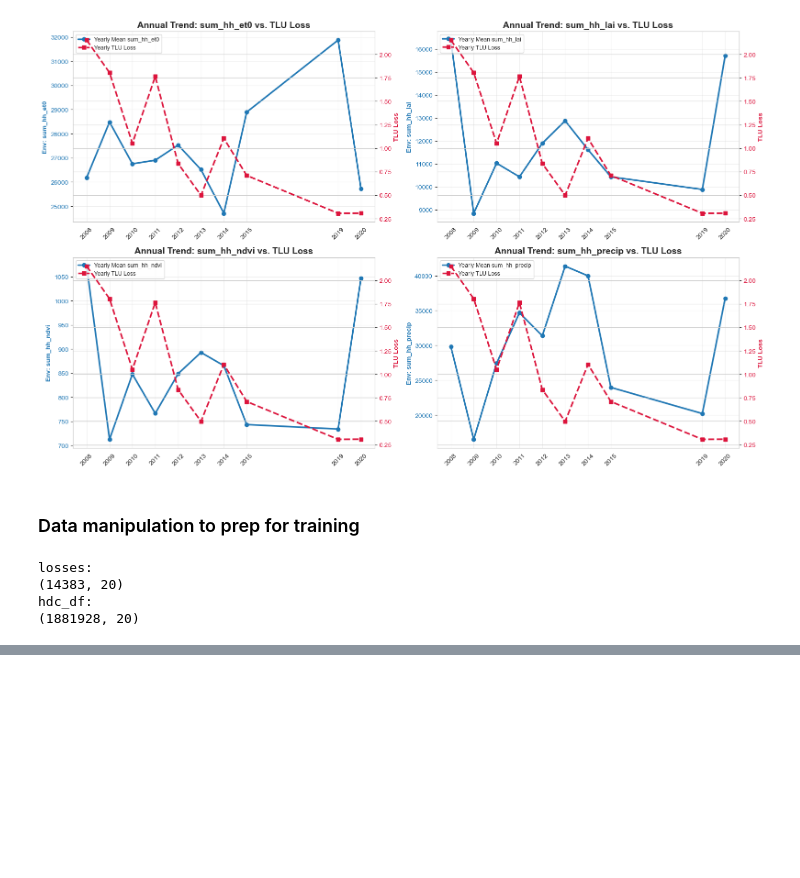
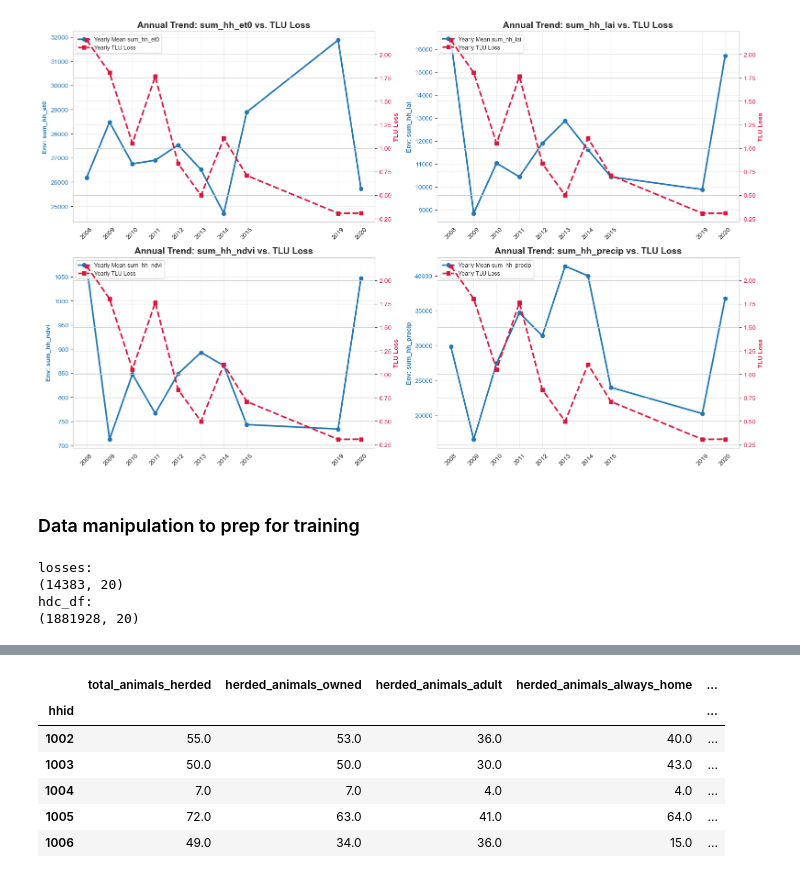
Before and after one commit to B3ND3R/livestock_mortality, a Jupyter notebook: notebooks/02_EDA_HDC.ipynb, the cells around one changed output, grey strips where cells are left out. Drawn from its saved outputs; the diff is of its cells as text; code cells hidden in the pictures; blank space fills up the shorter version.

```diff
--- a/notebooks/02_EDA_HDC.ipynb
+++ b/notebooks/02_EDA_HDC.ipynb
@@ -433,0 +499,11 @@ hdc_df:
+# %%
+stock_df_init.groupby('hhid')[['total_animals_herded','herded_animals_owned', 'herded_animals_adult', 'herded_animals_always_home','herded_animals_lactating']].sum().head()
+# Start with `total_animals_herded`, but have option to weight herds by adults or lactating
+# %% [output]
+|  | total_animals_herded | herded_animals_owned | herded_animals_adult | herded_animals_always_home | ... |
+| hhid |  |  |  |  | ... |
+| 1002 | 55.0 | 53.0 | 36.0 | 40.0 | ... |
+| 1003 | 50.0 | 50.0 | 30.0 | 43.0 | ... |
+| 1004 | 7.0 | 7.0 | 4.0 | 4.0 | ... |
+| 1005 | 72.0 | 63.0 | 41.0 | 64.0 | ... |
+| 1006 | 49.0 | 34.0 | 36.0 | 15.0 | ... |
```
Also changed, not shown: parts of 8 cells of this notebook.
